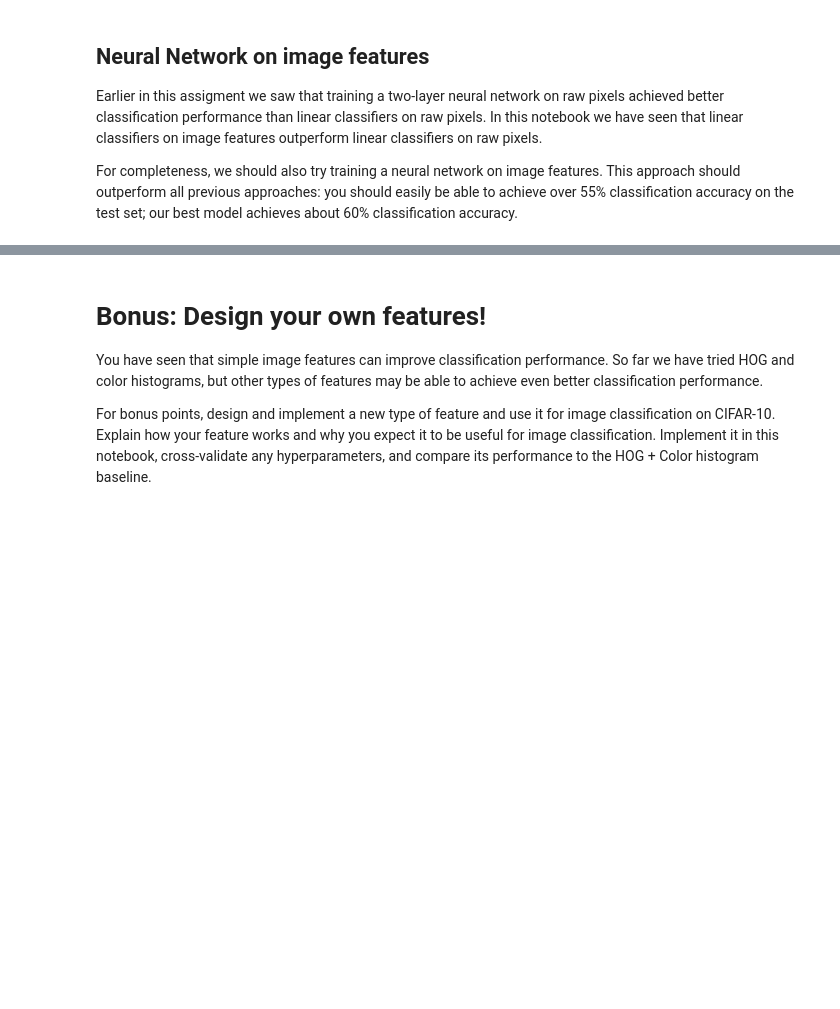
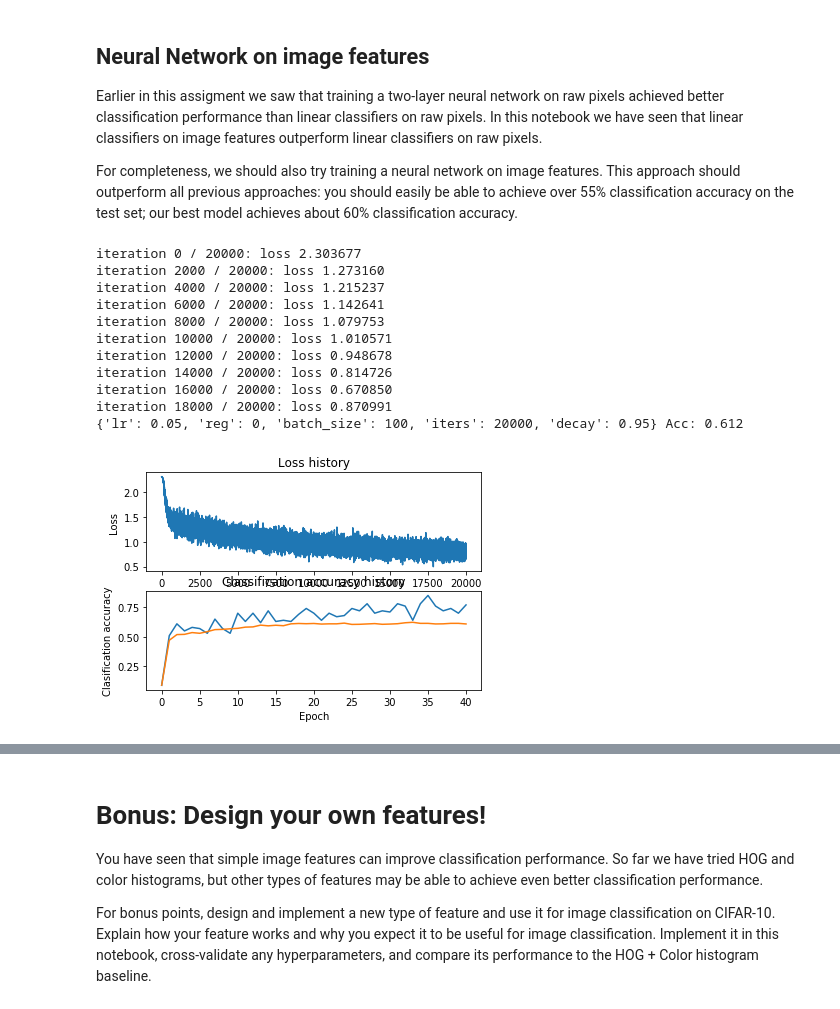
Before and after one commit to sbenditkis/cs231n, a Jupyter notebook: assignment1/features.ipynb, the cells around one changed output, grey strips where cells are left out. Drawn from its saved outputs; the diff is of its cells as text; code cells hidden in the pictures; blank space fills up the shorter version.

```diff
--- a/assignment1/features.ipynb
+++ b/assignment1/features.ipynb
@@ -68,7 +68,7 @@ each column is the concatenation of all feature vectors for a single image.
 # %%
 from cs231n.features import *
 
-num_color_bins = 10 # Number of bins in the color histogram
+num_color_bins = 15 # Number of bins in the color histogram
 feature_fns = [hog_feature, lambda img: color_histogram_hsv(img, nbin=num_color_bins)]
 X_train_feats = extract_features(X_train, feature_fns, verbose=True)
 X_val_feats = extract_features(X_val, feature_fns)
@@ -182,22 +227,76 @@ print(X_train_feats.shape)
 # %%
 from cs231n.classifiers.neural_net import TwoLayerNet
 
 input_dim = X_train_feats.shape[1]
 hidden_dim = 500
+#hidden_dim = 100
 num_classes = 10
 
-net = TwoLayerNet(input_dim, hidden_dim, num_classes)
+net = TwoLayerNet(input_dim, hidden_dim, num_classes, std=5e-3)
 best_net = None
+best_acc = 0
+best_hp=None
 
 ################################################################################
 # TODO: Train a two-layer neural network on image features. You may want to    #
 # cross-validate various parameters as in previous sections. Store your best   #
 # model in the best_net variable.                                              #
 ################################################################################
-pass
+hp = {
+    'iters' : 20000,
+    'batch_size' : 100,
+    'lr' : 5e-2,
+    'decay' : 0.95,
+    'reg' : 0
+}
+
+# Train the network
+stats = net.train(X_train_feats, y_train, X_val_feats, y_val,
+            num_iters=hp['iters'], batch_size=hp['batch_size'],
+            learning_rate=hp['lr'], learning_rate_decay=hp['decay'],
+            reg=hp['reg'], verbose=True)
+
+# Predict on the validation set
+val_acc = (net.predict(X_val_feats) == y_val).mean()
+print(hp, "Acc:", val_acc)
+
+if val_acc>best_acc:
+    best_acc = val_acc
+    best_net=net
+    best_hp = hp
+
+# Plot the loss function and train / validation accuracies
+plt.subplot(2, 1, 1)
+plt.plot(stats['loss_history'])
+plt.title('Loss history')
+plt.xlabel('Iteration')
+plt.ylabel('Loss')
+
+plt.subplot(2, 1, 2)
+plt.plot(stats['train_acc_history'], label='train')
+plt.plot(stats['val_acc_history'], label='val')
+plt.title('Classification accuracy history')
+plt.xlabel('Epoch')
+plt.ylabel('Clasification accuracy')
+plt.show()
+
+
 ################################################################################
 #                              END OF YOUR CODE                                #
 ################################################################################
+# %% [output]
+iteration 0 / 20000: loss 2.303677
+iteration 2000 / 20000: loss 1.273160
+iteration 4000 / 20000: loss 1.215237
+iteration 6000 / 20000: loss 1.142641
+iteration 8000 / 20000: loss 1.079753
+iteration 10000 / 20000: loss 1.010571
+iteration 12000 / 20000: loss 0.948678
+iteration 14000 / 20000: loss 0.814726
+iteration 16000 / 20000: loss 0.670850
+iteration 18000 / 20000: loss 0.870991
+{'lr': 0.05, 'reg': 0, 'batch_size': 100, 'iters': 20000, 'decay': 0.95} Acc: 0.612
+[figure, added]
 # %%
 # Run your neural net classifier on the test set. You should be able to
 # get more than 55% accuracy.
```
Also changed, not shown: parts of 5 cells of this notebook, 5 other files.
